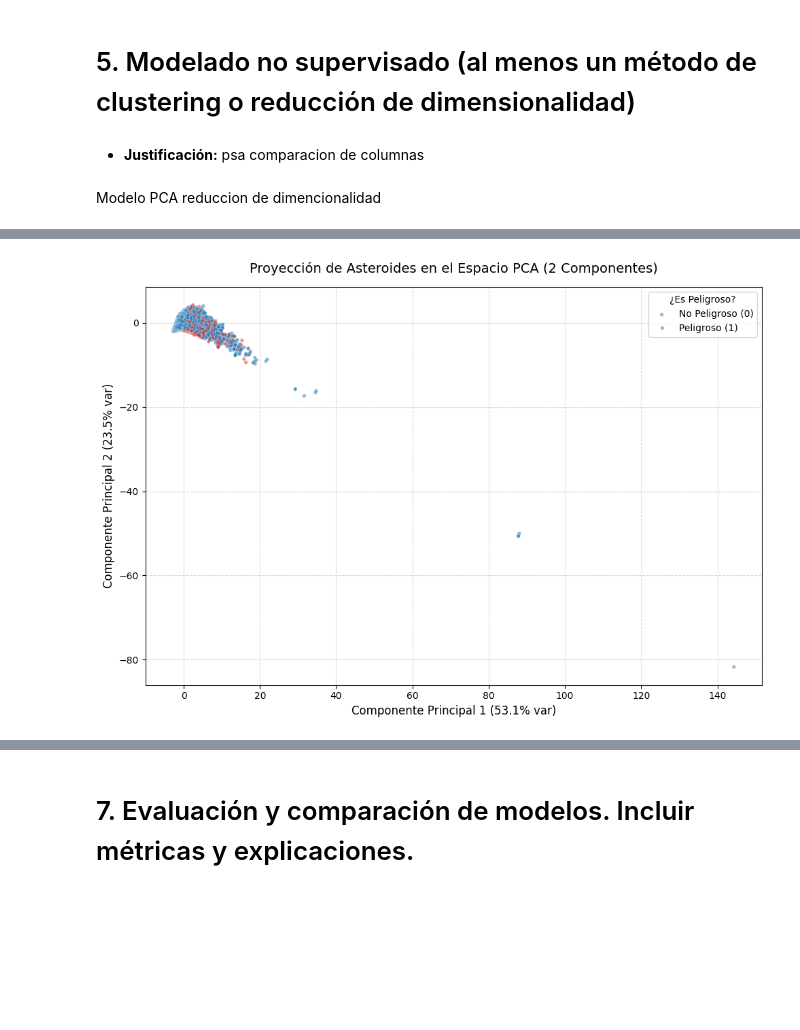
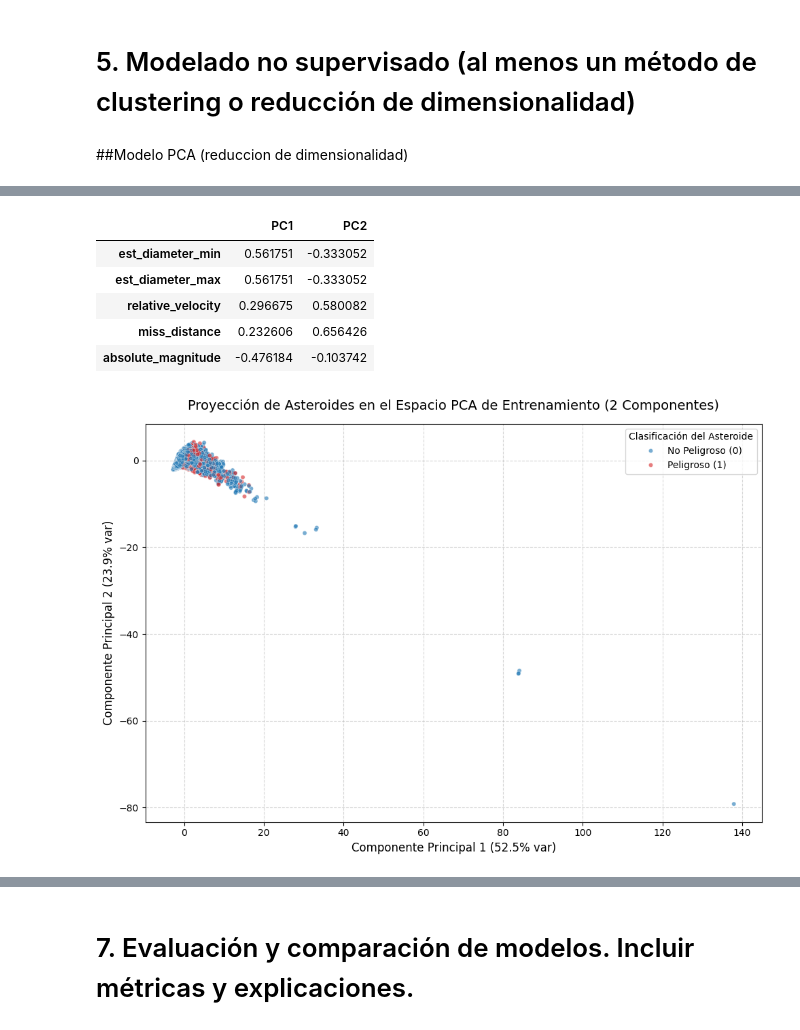
Before and after one commit to MaAlejandraM/Parcial_2_programacion_ciencia_datos, a Jupyter notebook: probando_ev_2.ipynb, the cells around one changed output, grey strips where cells are left out. Cells and saved outputs as stored; diff of their text form; code cells hidden in the pictures; blank space fills up the shorter version.

```diff
--- a/probando_ev_2.ipynb
+++ b/probando_ev_2.ipynb
@@ -472,6 +491,4 @@ F1-SCORE:  0.4829
 # %% [markdown]
 # 5. Modelado no supervisado (al menos un método de clustering o reducción de dimensionalidad)
-# %% [markdown]
-* **Justificación:** psa comparacion de columnas
 # %% [markdown]
-Modelo PCA reduccion de dimencionalidad
+##Modelo PCA (reduccion de dimensionalidad)
@@ -478,14 +502,26 @@ Modelo PCA reduccion de dimencionalidad
 # %%
-# 1. Configuración de Reproducibilidad y Carga de datos
+# 1. Configuración de Reproducibilidad (Semilla global)
 RANDOM_STATE = 42
 np.random.seed(RANDOM_STATE)
 
-# Separamos las características numéricas y la etiqueta objetivo
-X = df.drop(columns=['id', 'name', 'orbiting_body', 'sentry_object', 'hazardous'], errors='ignore')
-y = df['hazardous'].astype(int)
+# --- CORRECCIÓN CRÍTICA DE FLUJO ---
+# Volvemos a leer de df_original por consistencia metodológica.
+# Usamos las mismas particiones de Train y Test que los modelos supervisados.
+X = df_original.drop(columns=['id', 'name', 'orbiting_body', 'sentry_object', 'hazardous'], errors='ignore')
+
+le = LabelEncoder()
+y = le.fit_transform(df_original['hazardous'])
+
+X_train, X_test, y_train, y_test = train_test_split(
+    X, y,
+    test_size=0.2,
+    stratify=y,
+    random_state=RANDOM_STATE
+)
 
 # 2. Pipeline de Preprocesamiento (Obligatorio para PCA)
-# El escalamiento (StandardScaler) es VITAL porque PCA es extremadamente sensible a las diferencias de escala.
+# PCA calcula direcciones de máxima varianza; si no escalamos, la variable con
+# magnitudes más grandes (ej. miss_distance) dominará artificialmente el análisis.
 num_features = X.select_dtypes(include=[np.number]).columns.tolist()
 
 numeric_transformer = Pipeline(steps=[
@@ -497,42 +533,54 @@ preprocessor = ColumnTransformer(
     transformers=[('num', numeric_transformer, num_features)]
 )
 
-# Ajustamos y transformamos los datos numéricos
-X_scaled = preprocessor.fit_transform(X)
+# Ajustamos el preprocesador SOLO con Train y transformamos ambos conjuntos
+X_train_scaled = preprocessor.fit_transform(X_train)
+X_test_scaled = preprocessor.transform(X_test)
 
-# 3. Implementación de PCA
+# 3. Implementation de PCA (Ajustado estrictamente con X_train_scaled)
 pca = PCA(n_components=2, random_state=RANDOM_STATE)
-X_pca = pca.fit_transform(X_scaled)
+X_train_pca = pca.fit_transform(X_train_scaled)
+X_test_pca = pca.transform(X_test_scaled) # Se mapea Test al espacio descubierto en Train
 
-# Crear un nuevo DataFrame con los componentes y la etiqueta para graficar fácilmente
-df_pca = pd.DataFrame(data=X_pca, columns=['Componente Principal 1', 'Componente Principal 2'])
-df_pca['hazardous'] = y.values
+# Creamos un DataFrame con los componentes del set de entrenamiento para la visualización
+df_train_pca = pd.DataFrame(data=X_train_pca, columns=['Componente Principal 1', 'Componente Principal 2'])
+df_train_pca['hazardous'] = y_train
 
 # 4. Análisis de Varianza Explicada
 varianza_explicada = pca.explained_variance_ratio_
-print("--- ANÁLISIS DE PCA ---")
+
+print("--- ANÁLISIS DE PCA (SOBRE EL CONJUNTO DE ENTRENAMIENTO) ---")
 print(f"Varianza explicada por la Componente 1: {varianza_explicada[0]*100:.2f}%")
 print(f"Varianza explicada por la Componente 2: {varianza_explicada[1]*100:.2f}%")
 print(f"Varianza total acumulada por ambas componentes: {np.sum(varianza_explicada)*100:.2f}%\n")
 
-# 5. Visualización Avanzada
+# Extra: Inspección de los Pesos (Loadings) para la Defensa Teórica
+print("--- CONTRIBUCIÓN DE LAS VARIABLES ORIGINALES A LAS COMPONENTES (LOADINGS) ---")
+loadings = pd.DataFrame(pca.components_.T, columns=['PC1', 'PC2'], index=num_features)
+display(loadings)
+
+# Clonamos el dataframe y formateamos las etiquetas para la leyenda
+df_train_pca_plot = df_train_pca.copy()
+df_train_pca_plot['¿Es Peligroso?'] = df_train_pca_plot['hazardous'].map({0: 'No Peligroso (0)', 1: 'Peligroso (1)'})
+
+# Configuración del tamaño de la figura (Recomendado para Colab)
 plt.figure(figsize=(10, 7))
 
-# Graficamos los puntos usando la variable objetivo para colorear
 sns.scatterplot(
     x='Componente Principal 1',
     y='Componente Principal 2',
-    hue='hazardous',
-    data=df_pca,
-    palette={0: '#1f77b4', 1: '#d62728'}, # Azul para no peligrosos, Rojo para peligrosos
-    alpha=0.5,
-    s=15
+    hue='¿Es Peligroso?',
+    data=df_train_pca_plot,
+    palette={'No Peligroso (0)': '#1f77b4', 'Peligroso (1)': '#d62728'},
+    alpha=0.6,
+    s=20
 )
 
-plt.title('Proyección de Asteroides en el Espacio PCA (2 Componentes)', fontsize=14, pad=15)
+plt.title('Proyección de Asteroides en el Espacio PCA de Entrenamiento (2 Componentes)', fontsize=14, pad=15)
 plt.xlabel(f'Componente Principal 1 ({varianza_explicada[0]*100:.1f}% var)', fontsize=12)
 plt.ylabel(f'Componente Principal 2 ({varianza_explicada[1]*100:.1f}% var)', fontsize=12)
-plt.legend(title='¿Es Peligroso?', labels=['No Peligroso (0)', 'Peligroso (1)'], loc='upper right')
+
+plt.legend(title='Clasificación del Asteroide', loc='upper right')
 plt.grid(True, linestyle='--', alpha=0.5)
 plt.tight_layout()
 plt.show()
@@ -544 +594,7 @@ Varianza total acumulada por ambas componentes: 76.66%
+|  | PC1 | PC2 |
+| est_diameter_min | 0.561751 | -0.333052 |
+| est_diameter_max | 0.561751 | -0.333052 |
+| relative_velocity | 0.296675 | 0.580082 |
+| miss_distance | 0.232606 | 0.656426 |
+| absolute_magnitude | -0.476184 | -0.103742 |
-[figure, old version]
+[figure, new version]
```
Also changed, not shown: parts of 65 cells of this notebook.
